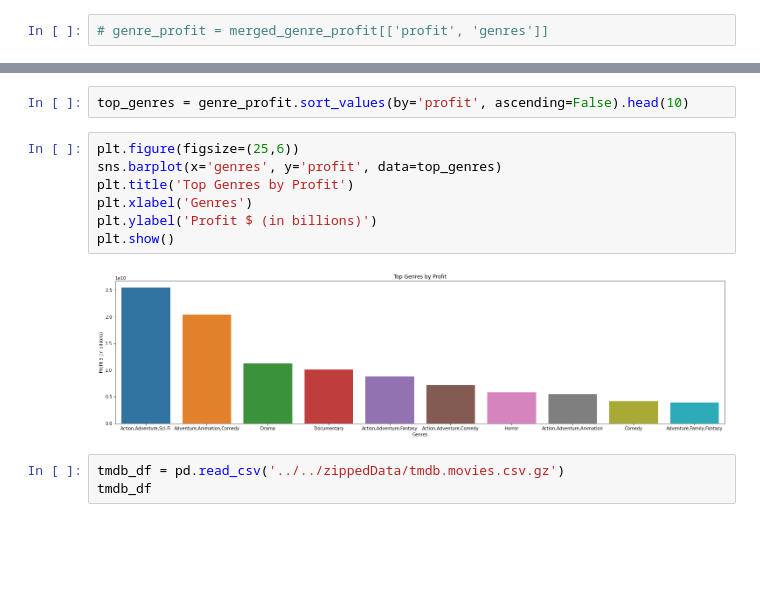
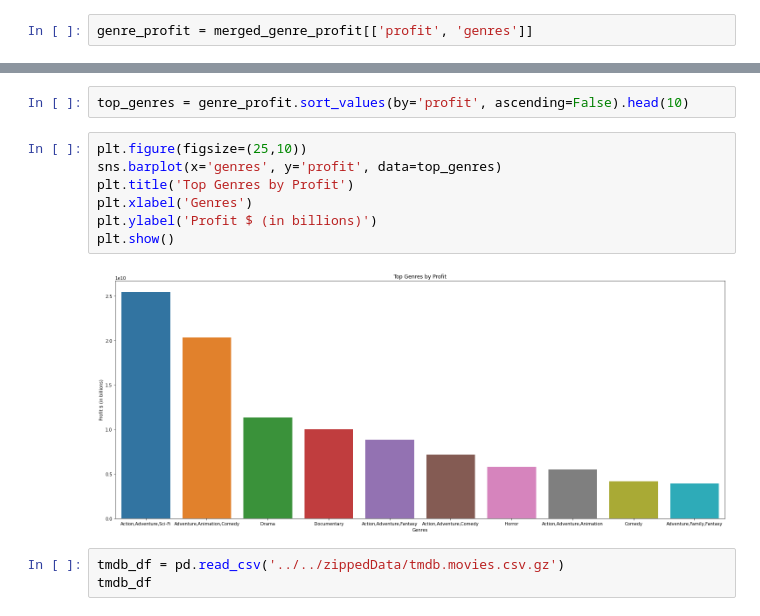
Before and after one commit to Sstrouderr/Capstone-repo, a Jupyter notebook: Notebooks/Carolyn/Book2.ipynb, the cells around one changed output, grey strips where cells are left out. Cells and saved outputs as stored; diff of their text form; blank space fills up the shorter version.

Commit message:
Changes to bar graph

```diff
--- a/Notebooks/Carolyn/Book2.ipynb
+++ b/Notebooks/Carolyn/Book2.ipynb
@@ -208,20 +208,20 @@ merged_genre_profit.sort_values('profit', ascending=False)
 | 3689 | tt6565702 | Dark Phoenix | Dark Phoenix | 2019 | 113.0 | Action,Adventure,Sci-Fi | 3 | Jun 7, 2019 | ... |
 3815 rows × 13 columns
 # %%
-# genre_profit = merged_genre_profit[['profit', 'genres']]
+genre_profit = merged_genre_profit[['profit', 'genres']]
 # %%
 genre_profit = genre_profit.groupby('genres')['profit'].sum().reset_index()
 # %%
 top_genres = genre_profit.sort_values(by='profit', ascending=False).head(10)
 # %%
-plt.figure(figsize=(25,6))
+plt.figure(figsize=(25,10))
 sns.barplot(x='genres', y='profit', data=top_genres)
 plt.title('Top Genres by Profit')
 plt.xlabel('Genres')
 plt.ylabel('Profit $ (in billions)')
 plt.show()
 # %% [output]
-[figure, old version]
+[figure, new version]
 # %%
 tmdb_df = pd.read_csv('../../zippedData/tmdb.movies.csv.gz')
 tmdb_df
```
